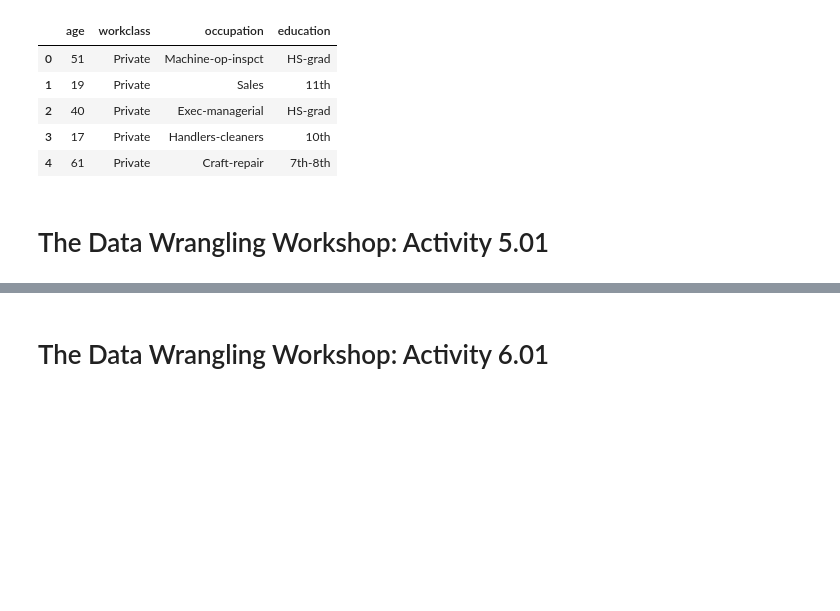
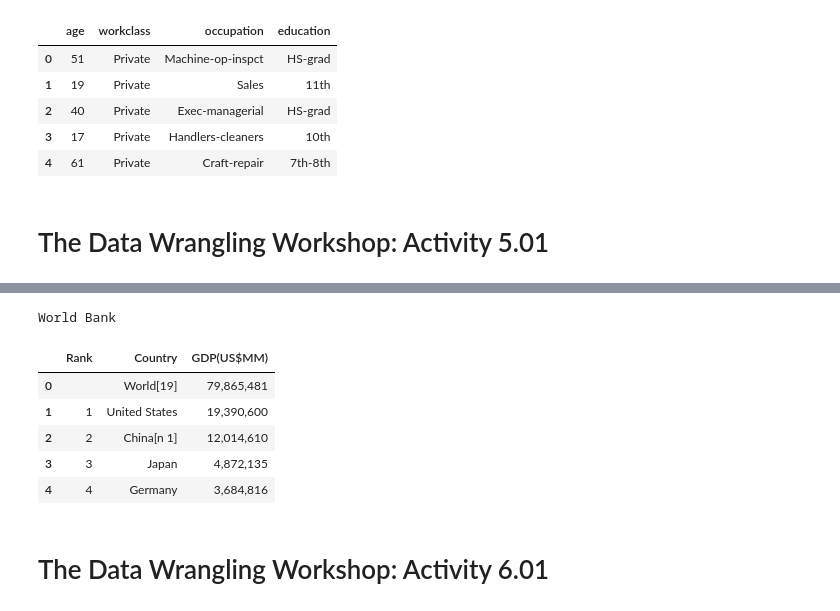
Before and after one commit to Matt-Heinen/DSC-540, a Jupyter notebook: Heinen DSC 540 Weeks 3 & 4.ipynb, the cells around one changed output, grey strips where cells are left out. Drawn from its saved outputs; the diff is of its cells as text; code cells hidden in the pictures; blank space fills up the shorter version.

```diff
--- a/Heinen DSC 540 Weeks 3 & 4.ipynb
+++ b/Heinen DSC 540 Weeks 3 & 4.ipynb
@@ -449,0 +621,3 @@ df_merged
+# %%
+# In the 2nd data tablke find all body elements and find all tr elements and assign to rows 2
+rows2 = data_tables[1][0].findAll('tbody')[0].findAll('tr')
@@ -450,3 +635,22 @@ df_merged
+# %%
+#find all of the td elements in rows 2 and assign to data_rows2
+# use get text and strip to retreve and clean whitespace.
+data_rows2 = [[td.get_text().strip() for td in tr.findAll('td')] for tr in rows2]
+# %%
+# Build data frme with data from data_rows2 and column names from header 2
+df2 = pd.DataFrame(data_rows2, columns=header2)
+# display source name and table
+# use index 1
+print(source_names[1])
+df1.head()
+# %% [output]
+World Bank
+|  | Rank | Country | GDP(US$MM) |
+| 0 |  | World[19] | 79,865,481 |
+| 1 | 1 | United States | 19,390,600 |
+| 2 | 2 | China[n 1] | 12,014,610 |
+| 3 | 3 | Japan | 4,872,135 |
+| 4 | 4 | Germany | 3,684,816 |
 # %% [markdown]
 # The Data Wrangling Workshop: Activity 6.01
 # %% [markdown]
```
Also changed, not shown: parts of 14 cells of this notebook, 1 other file.
